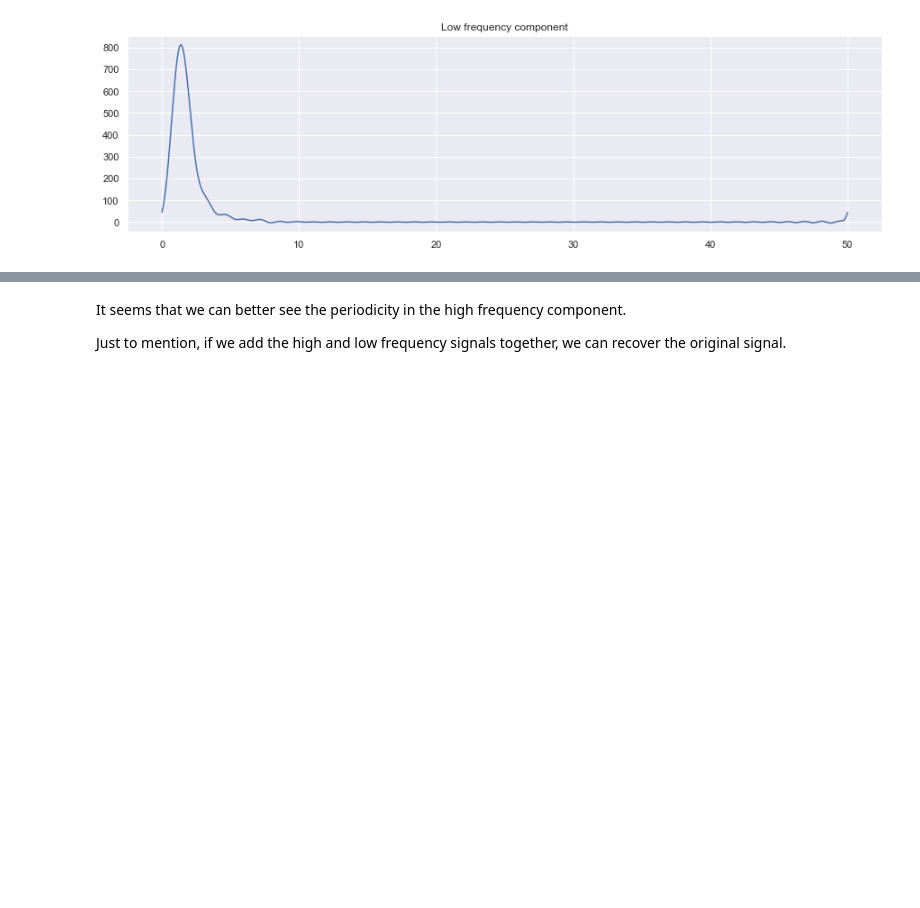
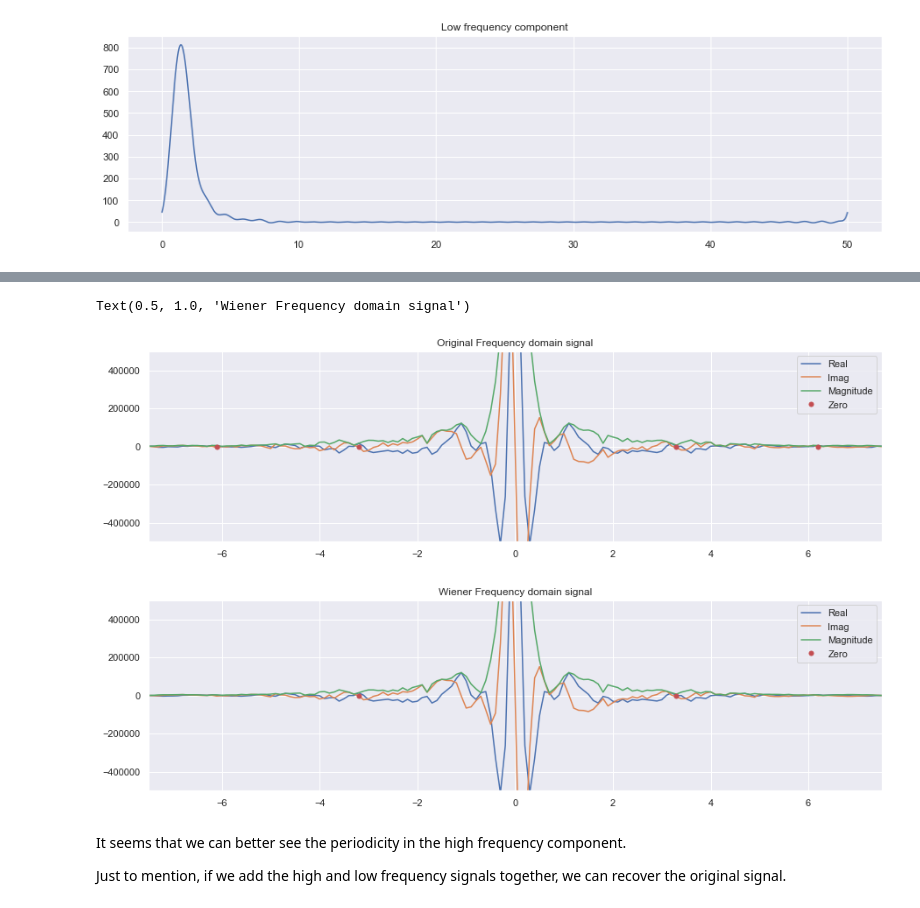
Before and after one commit to lshh125/ATAC-CNV, a Jupyter notebook: MPAL1.ipynb, the cells around one changed output, grey strips where cells are left out. Cells and saved outputs as stored; diff of their text form; code cells hidden in the pictures; blank space fills up the shorter version.

```diff
--- a/MPAL1.ipynb
+++ b/MPAL1.ipynb
@@ -237,3 +257,45 @@ Text(0.5, 1.0, 'Low frequency component')
+# %%
+n_fft = 10001
+y = np.fft.fft(smoothed_signal, n_fft)
+shifted_y = np.fft.fftshift(y)
+shifted_freq = np.arange(- (n_fft // 2), (n_fft // 2) + (n_fft % 2)) * (sampling_rate / n_fft)
+plt.figure()
+plt.plot(shifted_freq, shifted_y.real)
+plt.plot(shifted_freq, shifted_y.imag)
+plt.plot(shifted_freq, np.abs(shifted_y))
+
+y_zero = ((shifted_y.real[:-1] < 0) != (shifted_y.real[1:] < 0)) & ((shifted_y.imag[:-1] < 0) != (shifted_y.imag[1:] < 0))
+shifted_freq[np.hstack([False, y_zero])]
+
+zero_points = shifted_freq[np.hstack([False, y_zero])]
+plt.plot(zero_points, np.zeros(zero_points.shape), 'o', ms=5)
+plt.legend(['Real', 'Imag', 'Magnitude', "Zero"])
+plt.xlim(-7.5, 7.5)
+plt.ylim(-500000, 500000)
+plt.title("Original Frequency domain signal")
+
+n_fft = 10001
+y = np.fft.fft(wiener_signal, n_fft)
+shifted_y = np.fft.fftshift(y)
+shifted_freq = np.arange(- (n_fft // 2), (n_fft // 2) + (n_fft % 2)) * (sampling_rate / n_fft)
+plt.figure()
+plt.plot(shifted_freq, shifted_y.real)
+plt.plot(shifted_freq, shifted_y.imag)
+plt.plot(shifted_freq, np.abs(shifted_y))
+
+y_zero = ((shifted_y.real[:-1] < 0) != (shifted_y.real[1:] < 0)) & ((shifted_y.imag[:-1] < 0) != (shifted_y.imag[1:] < 0))
+shifted_freq[np.hstack([False, y_zero])]
+
+zero_points = shifted_freq[np.hstack([False, y_zero])]
+plt.plot(zero_points, np.zeros(zero_points.shape), 'o', ms=5)
+plt.legend(['Real', 'Imag', 'Magnitude', "Zero"])
+plt.xlim(-7.5, 7.5)
+plt.ylim(-500000, 500000)
+plt.title("Wiener Frequency domain signal")
+# %% [output]
+Text(0.5, 1.0, 'Wiener Frequency domain signal')
+[figure, added]
+[figure, added]
 # %% [markdown]
 It seems that we can better see the periodicity in the high frequency component.
 
```
Also changed, not shown: parts of 7 cells of this notebook.
